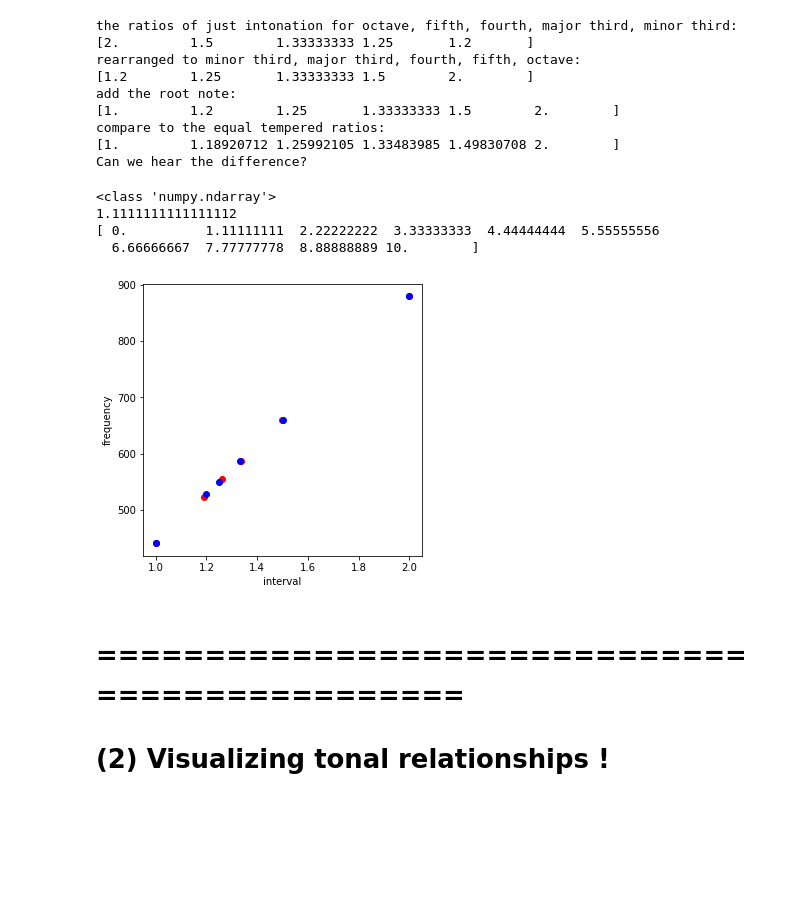
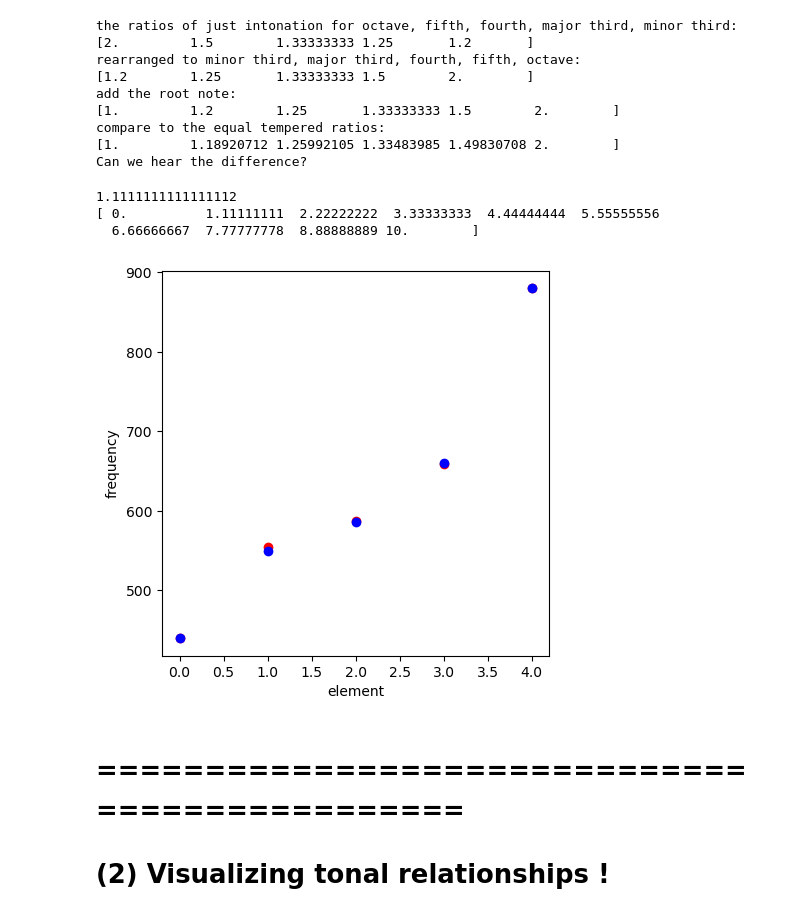
Before and after one commit to benholtzman/datamovies_y21, a Jupyter notebook: notebooks/n02_IntroPitches_noCmix.ipynb, the cells around one changed output. Drawn from its saved outputs; the diff is of its cells as text; code cells hidden in the pictures; blank space fills up the shorter version.

```diff
--- a/notebooks/n02_IntroPitches_noCmix.ipynb
+++ b/notebooks/n02_IntroPitches_noCmix.ipynb
@@ -115,23 +118,24 @@ then sort by increasing value!  <br>
 # %%
+# construct that set of frequenct ratios:
 top = np.array([2,3,4,5,6])
 bot = top-1
-just_ratios = top/bot
+justint_ratios = top/bot
 
 print('the ratios of just intonation for octave, fifth, fourth, major third, minor third:')
-print(just_ratios)
+print(justint_ratios)
 
 print('rearranged to minor third, major third, fourth, fifth, octave:')
-scale3458_just = np.sort(just_ratios)
-print(scale3458_just)
+freqrats_justint = np.sort(justint_ratios)
+print(freqrats_justint)
 
 print('add the root note:')
-scale13m3M458_just = np.append(1, scale3458_just)
-print(scale13m3M458_just)
+freqrats_justint = np.append(1, freqrats_justint)
+print(freqrats_justint)
 
 print('compare to the equal tempered ratios:')
-ints13m3M458_eqt = np.array([0,3,4,5,7,12])
-scale13m3M458_eqt = 2**(ints13m3M458_eqt/12)
-print(scale13m3M458_eqt)
+elements_eqt = np.array([0,3,4,5,7,12])
+freqrats_eqt = 2**(elements_eqt/12)
+print(freqrats_eqt)
 
 print('Can we hear the difference?')
 # %% [output]
@@ -147,38 +151,26 @@ Can we hear the difference?
 # %%
 # CONVERT THOSE RATIOS TO FREQUENCIES !
 f0 = 440
-f_133458_just = f0*scale13m3M458_just
-f_133458_eqt = f0*scale13m3M458_eqt
-print(type(f_133458_eqt))
+freqs_just = f0*freqrats_justint
+freqs_eqt = f0*freqrats_eqt
 
 # delete the major or minor thirds
 min_ind = 1
 maj_ind = 2
-f_13458_eqt = np.delete(f_133458_eqt,[min_ind])  #np.delete(values,[3,4,1])
-f_13458_just = np.delete(f_133458_just,[min_ind])
-
-freqs = np.concatenate((f_13458_just,f_13458_eqt))
-# MAKE a TIME array !
-# use arange for integers !
-# use linspace for non-integer increments
-sound_dur = 10
-time = np.linspace(0,sound_dur,len(freqs))
-dur = time[2] - time[1]
-print(dur)
-print(time)
+freqs_eqt = np.delete(freqs_eqt,[min_ind])  #np.delete(values,[3,4,1])
+freqs_just = np.delete(freqs_just,[min_ind])
 
 fig = plt.figure(figsize=(5,5))
-plt.plot(scale13m3M458_eqt,f_133458_eqt, 'ro')
-plt.plot(scale13m3M458_just,f_133458_just, 'bo')
-plt.xlabel('interval')
+plt.plot(freqs_eqt, 'ro')
+plt.plot(freqs_just, 'bo')
+plt.xlabel('element')
 plt.ylabel('frequency')
 plt.show()
 # %% [output]
-<class 'numpy.ndarray'>
 1.1111111111111112
 [ 0.          1.11111111  2.22222222  3.33333333  4.44444444  5.55555556
   6.66666667  7.77777778  8.88888889 10.        ]
-[figure, old version]
+[figure, new version]
 # %% [markdown]
 # ===============================================
 # (2) Visualizing tonal relationships !
```
Also changed, not shown: parts of 12 cells of this notebook, 1 other file.
